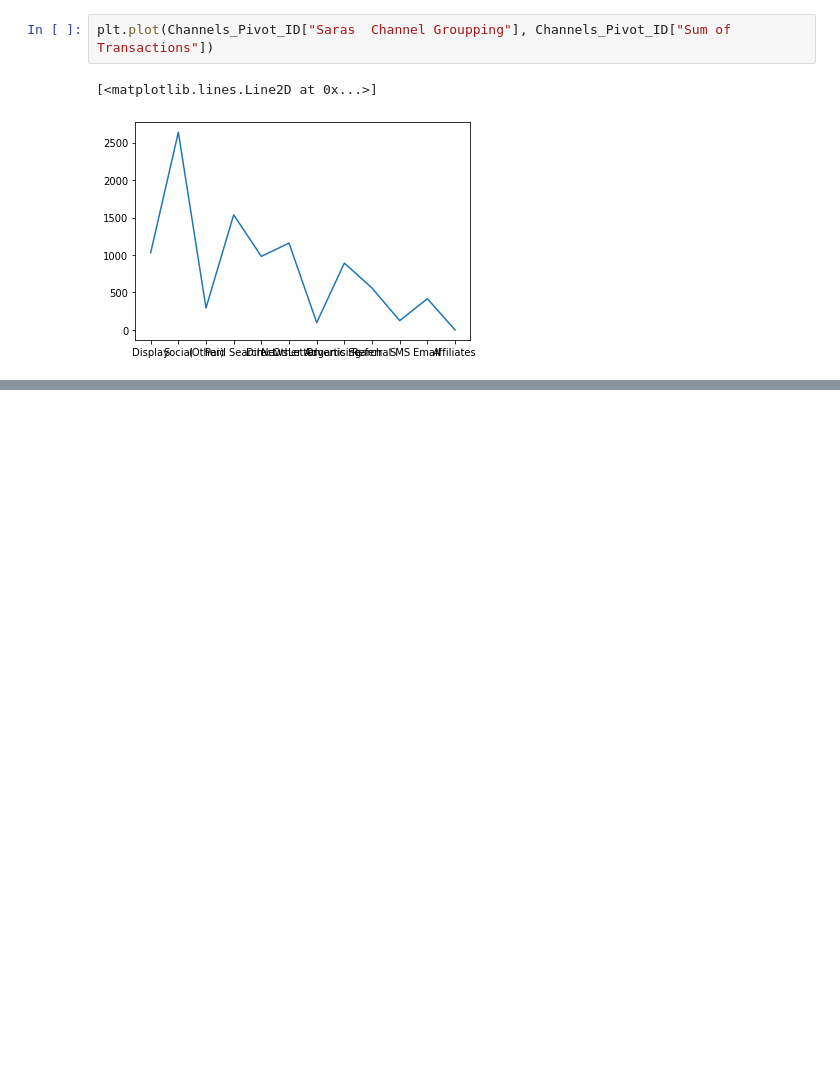
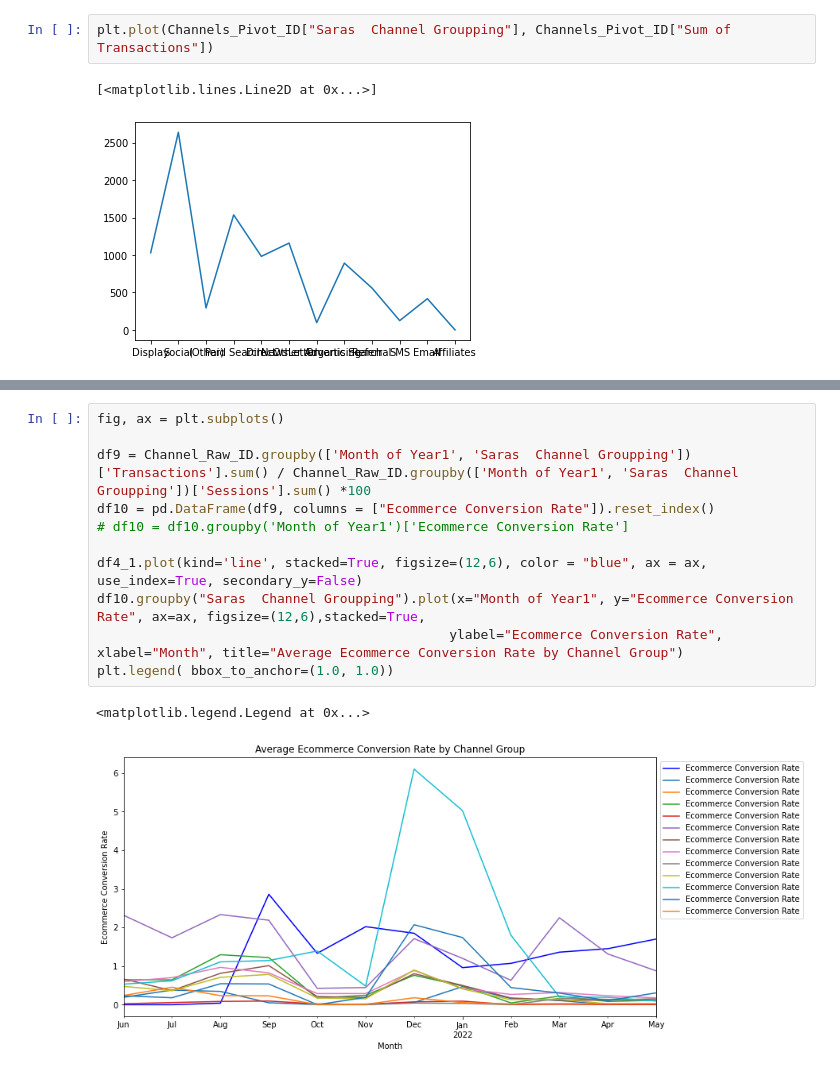
Before and after one commit to vincentwi/school, a Jupyter notebook: spring22/T3/Digital MS/Final.ipynb, the cells around one changed output, grey strips where cells are left out. Drawn from its saved outputs; the diff is of its cells as text; blank space fills up the shorter version.

```diff
--- a/spring22/T3/Digital MS/Final.ipynb
+++ b/spring22/T3/Digital MS/Final.ipynb
@@ -171,0 +235,14 @@ df2[['abuse','nff']].plot(kind='bar', stacked=True)
+# %%
+fig, ax = plt.subplots()
+
+df9 = Channel_Raw_ID.groupby(['Month of Year1', 'Saras  Channel Groupping'])['Transactions'].sum() / Channel_Raw_ID.groupby(['Month of Year1', 'Saras  Channel Groupping'])['Sessions'].sum() *100
+df10 = pd.DataFrame(df9, columns = ["Ecommerce Conversion Rate"]).reset_index()
+# df10 = df10.groupby('Month of Year1')['Ecommerce Conversion Rate']
+
+df4_1.plot(kind='line', stacked=True, figsize=(12,6), color = "blue", ax = ax, use_index=True, secondary_y=False)
+df10.groupby("Saras  Channel Groupping").plot(x="Month of Year1", y="Ecommerce Conversion Rate", ax=ax, figsize=(12,6),stacked=True,
+                                             ylabel="Ecommerce Conversion Rate", xlabel="Month", title="Average Ecommerce Conversion Rate by Channel Group")
+plt.legend( bbox_to_anchor=(1.0, 1.0))
+# %% [output]
+<matplotlib.legend.Legend at 0x...>
+[figure, added]
```
Also changed, not shown: parts of 37 cells of this notebook, 4 other files.
